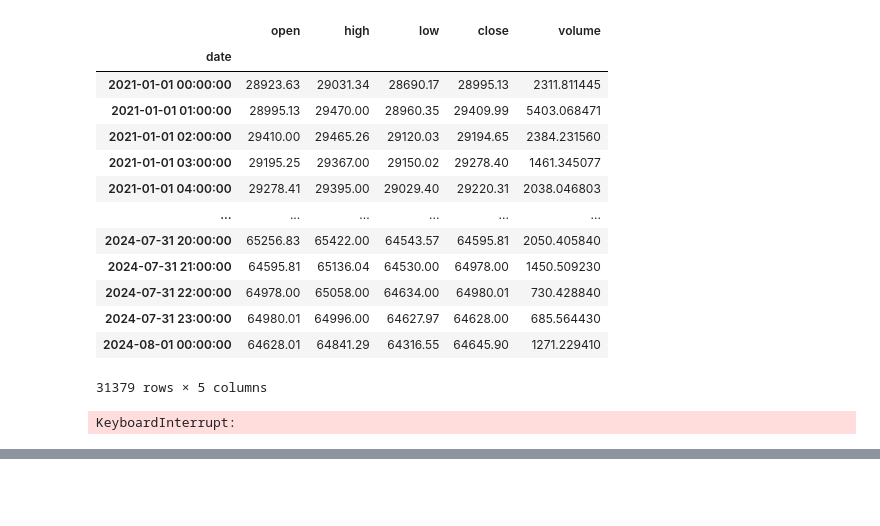
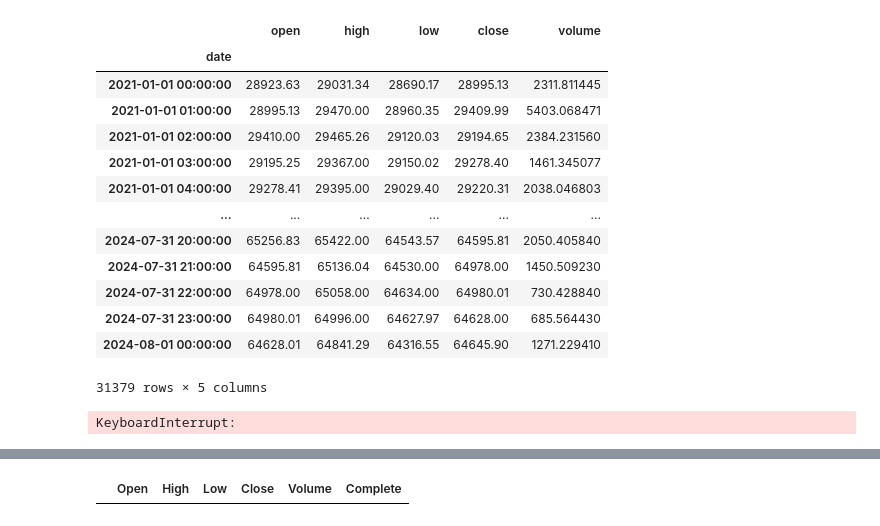
Before and after one commit to kurumbus/crypto-trading-neural-networks-algorythms, a Jupyter notebook: binance.ipynb, the cells around one changed output, grey strips where cells are left out. Cells and saved outputs as stored; diff of their text form; code cells hidden in the pictures; blank space fills up the shorter version.

```diff
--- a/binance.ipynb
+++ b/binance.ipynb
@@ -294,0 +299,5 @@ await main()
+# %%
+df = pd.DataFrame(columns = ["Open", "High", "Low", "Close", "Volume", "Complete"])
+df
+# %% [output]
+|  | Open | High | Low | Close | Volume | Complete |
```
Also changed, not shown: parts of 15 cells of this notebook, 1 other file.
